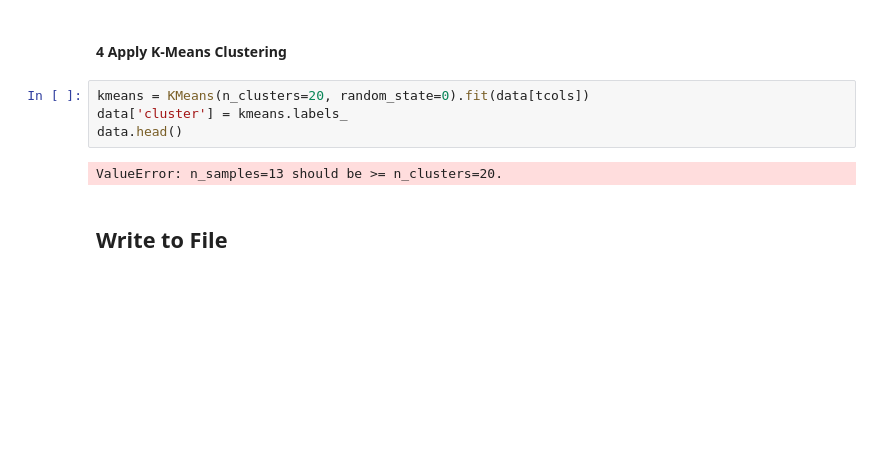
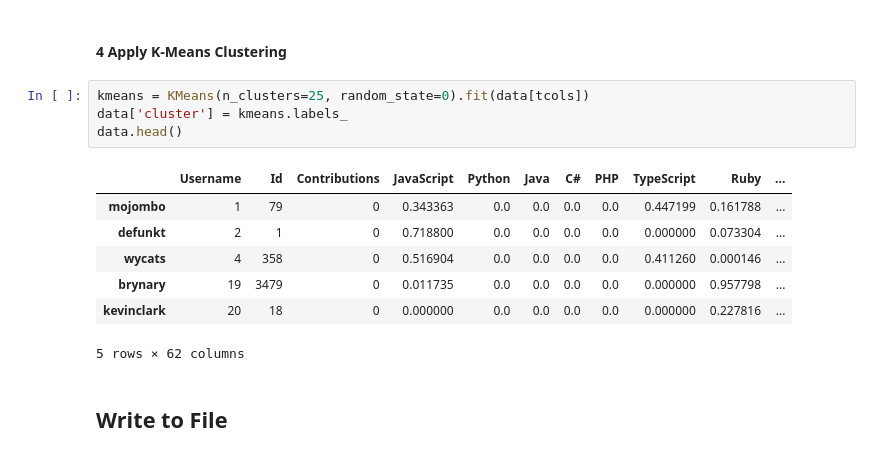
Before and after one commit to yanziguoo/matchmadeintech, a Jupyter notebook: backend/scripts/train_model.ipynb, the cells around one changed output. Saved outputs shown, nothing was run; the diff lists cells and outputs as text; blank space fills up the shorter version.

```diff
--- a/backend/scripts/train_model.ipynb
+++ b/backend/scripts/train_model.ipynb
@@ -127,11 +122,17 @@ ValueError: n_samples=24 should be >= n_clusters=25.
 # %% [markdown]
 #### 4 Apply K-Means Clustering
 # %%
-kmeans = KMeans(n_clusters=20, random_state=0).fit(data[tcols])
+kmeans = KMeans(n_clusters=25, random_state=0).fit(data[tcols])
 data['cluster'] = kmeans.labels_
 data.head()
 # %% [output]
+|  | Username | Id | Contributions | JavaScript | Python | Java | C# | PHP | TypeScript | Ruby | ... |
+| mojombo | 1 | 79 | 0 | 0.343363 | 0.0 | 0.0 | 0.0 | 0.0 | 0.447199 | 0.161788 | ... |
+| defunkt | 2 | 1 | 0 | 0.718800 | 0.0 | 0.0 | 0.0 | 0.0 | 0.000000 | 0.073304 | ... |
+| wycats | 4 | 358 | 0 | 0.516904 | 0.0 | 0.0 | 0.0 | 0.0 | 0.411260 | 0.000146 | ... |
+| brynary | 19 | 3479 | 0 | 0.011735 | 0.0 | 0.0 | 0.0 | 0.0 | 0.000000 | 0.957798 | ... |
+| kevinclark | 20 | 18 | 0 | 0.000000 | 0.0 | 0.0 | 0.0 | 0.0 | 0.000000 | 0.227816 | ... |
-ValueError: n_samples=13 should be >= n_clusters=20.
+5 rows × 62 columns
 # %% [markdown]
 ## Write to File
 # %%
```
Also changed, not shown: parts of 6 cells of this notebook, 3 other files.
